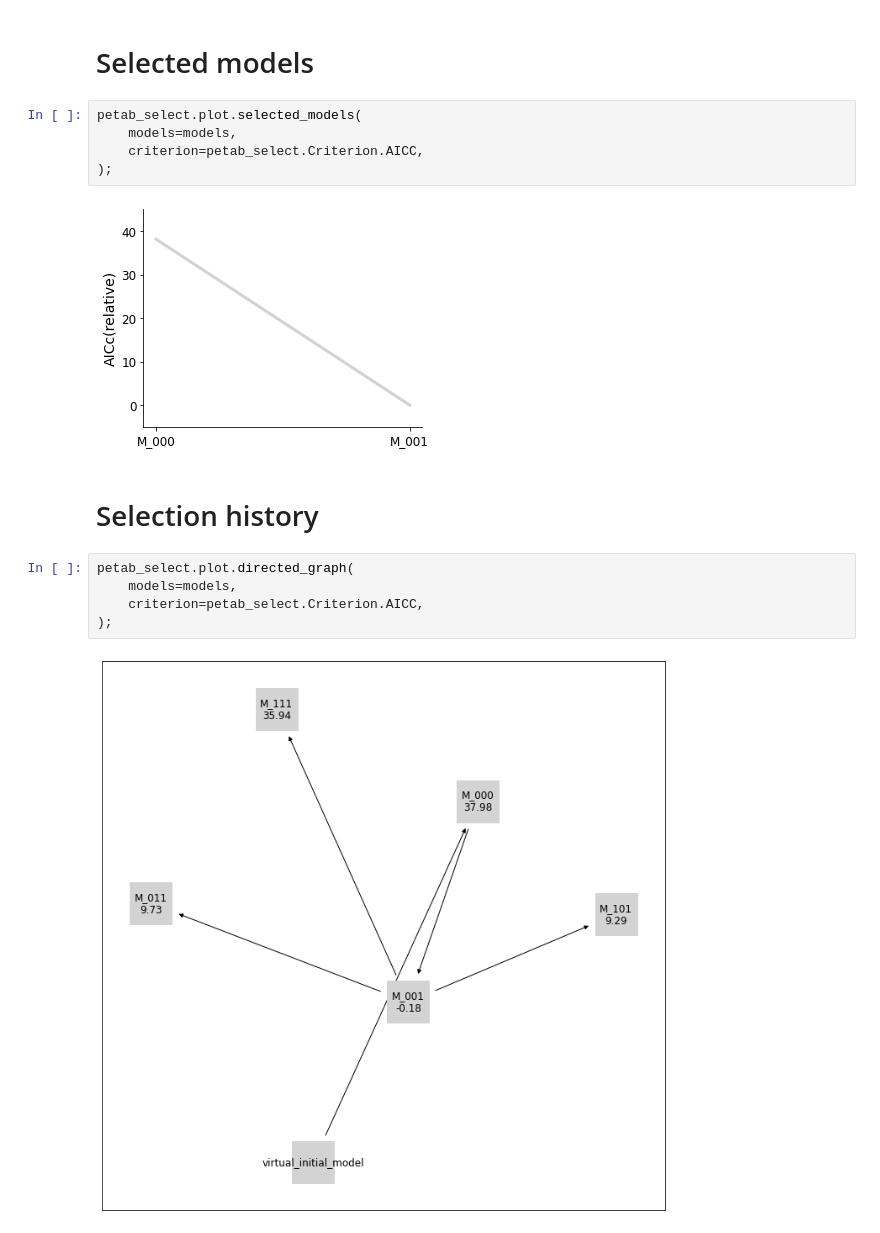
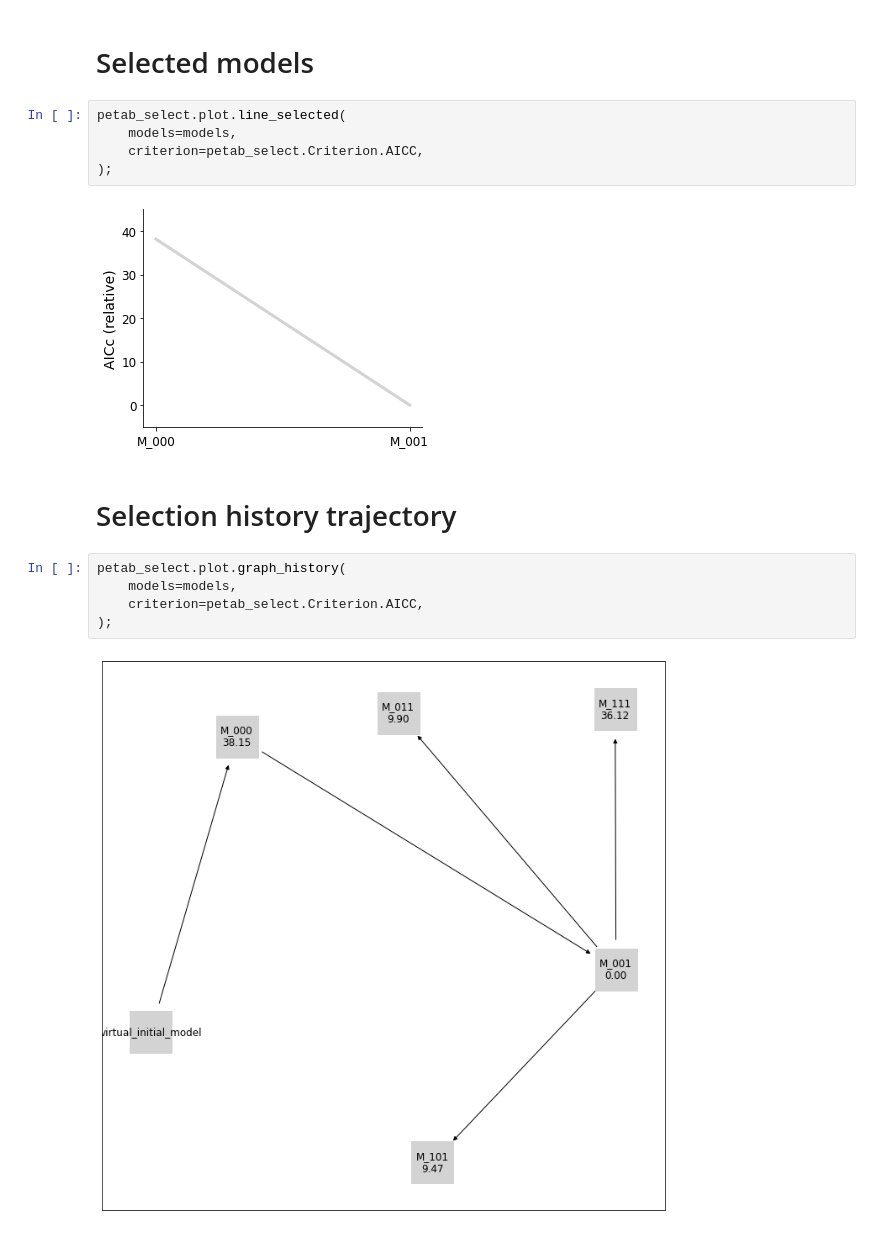
Before and after one commit to PEtab-dev/petab_select, a Jupyter notebook: doc/examples/visualization.ipynb, the cells around one changed output. Cells and saved outputs as stored; diff of their text form.

```diff
--- a/doc/examples/visualization.ipynb
+++ b/doc/examples/visualization.ipynb
@@ -17,19 +17,19 @@ for model in models:
 # %% [markdown]
 # Selected models
 # %%
-petab_select.plot.selected_models(
+petab_select.plot.line_selected(
     models=models,
     criterion=petab_select.Criterion.AICC,
 );
 # %% [output]
-[figure, old version]
+[figure, new version]
 # %% [markdown]
-# Selection history
+# Selection history trajectory
 # %%
-petab_select.plot.directed_graph(
+petab_select.plot.graph_history(
     models=models,
     criterion=petab_select.Criterion.AICC,
 );
 # %% [output]
-[figure, old version]
+[figure, new version]
 # %% [markdown]
```
Also changed, not shown: parts of 4 cells of this notebook, 1 other file.
